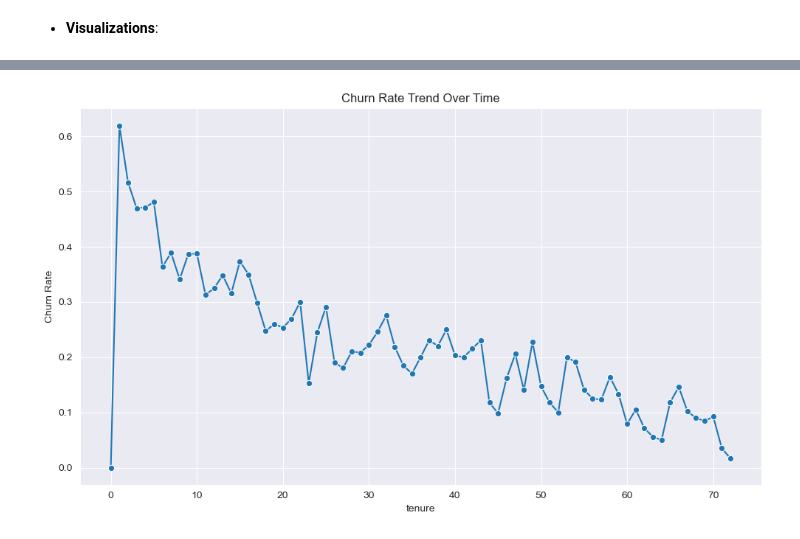
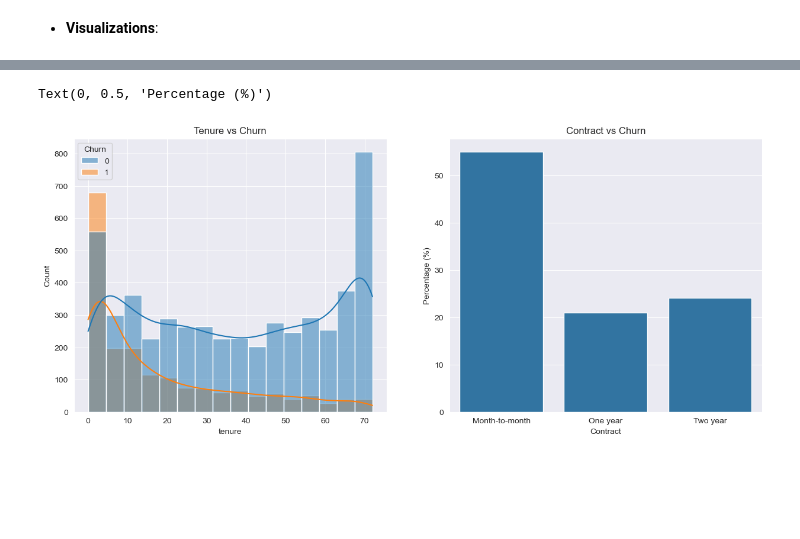
Before and after one commit to makina0928/Data-Science-Project, a Jupyter notebook: notebooks/EDA_Notebook.ipynb, the cells around one changed output, grey strips where cells are left out. Saved outputs shown, nothing was run; the diff lists cells and outputs as text; code cells hidden in the pictures; blank space fills up the shorter version.

```diff
--- a/notebooks/EDA_Notebook.ipynb
+++ b/notebooks/EDA_Notebook.ipynb
@@ -696,41 +630,19 @@ Index(['customerID', 'gender', 'SeniorCitizen', 'Partner', 'Dependents',
-# %%
-# Line Chart: Churn rate trend by Contract type over time.
-
-def plot_churn_rate_over_time(df, time_column, churn_column):
-    """
-    This function plots the churn rate trend over time.
-
-    Parameters:
-    - df (pd.DataFrame): DataFrame containing the churn data.
-    - time_column (str): The column representing time (e.g., 'tenure', 'Date').
-    - churn_column (str): The column representing churn status (e.g., 'Churn').
-    """
-
-    # Aggregate data by time
-    churn_rate_by_time = df.groupby([time_column])[churn_column].mean().reset_index()
-
-    # Set up the plot
-    plt.figure(figsize=(10, 6))
-    sns.lineplot(x=time_column, y=churn_column, data=churn_rate_by_time, marker='o')
-
-    # Customize the chart
-    plt.title(f'Churn Rate Trend Over Time')
-    plt.xlabel(time_column)
-    plt.ylabel('Churn Rate')
-    plt.grid(True)
-
-    # Show the plot
-    plt.tight_layout()
-    plt.show()
-
-# Example usage
-# Define the columns for time and churn
-time_column = 'tenure'  # or 'Date' depending on your dataset
-churn_column = 'Churn'
-
-# Assuming 'df' is the DataFrame containing your data
-plot_churn_rate_over_time(df, time_column, churn_column)
-# %% [output]
-[figure, removed]
+# %%
+# Histogram: Churn rate trend by Contract type over time.
+
+# Plotting barplots for 'tenure' and 'Contract' separately
+fig, axes = plt.subplots(1, 2, figsize=(15, 6))  # 1 row, 2 columns
+
+# Plot for 'tenure'
+sns.histplot(x='tenure', data=df, kde=True, hue='Churn', ax=axes[0])
+axes[0].set_title('Tenure vs Churn')
+
+# Plot for 'Contract'
+sns.barplot(x='Contract', y='Churn', data=df, ax=axes[1], ci=None, estimator=lambda x: len(x) / len(df) * 100)
+axes[1].set_title('Contract vs Churn')
+axes[1].set_ylabel('Percentage (%)')
+# %% [output]
+Text(0, 0.5, 'Percentage (%)')
+[figure, added]
 # %%
 # Pie Chart: Churn distribution by PaymentMethod.
```
Also changed, not shown: parts of 14 cells of this notebook, 1 other file.
